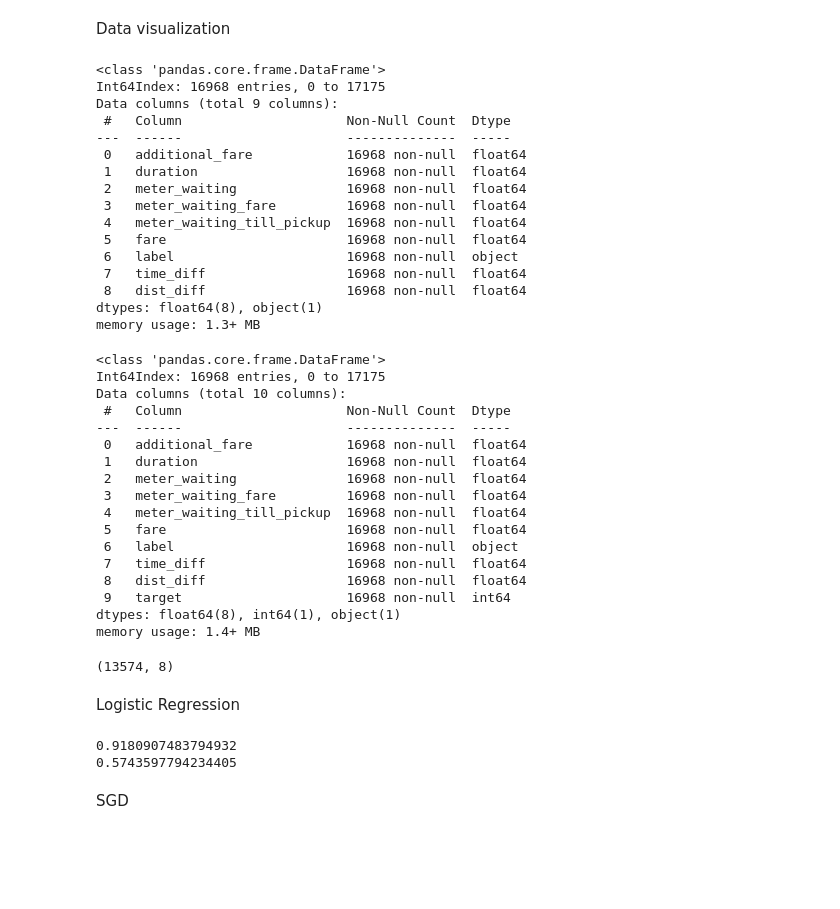
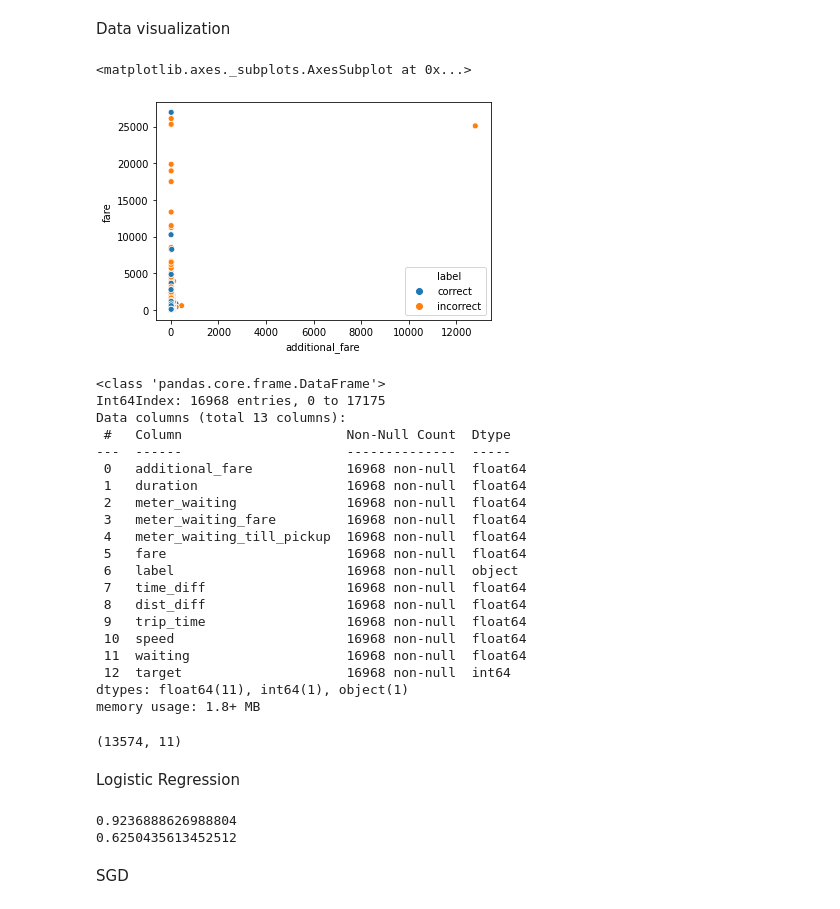
Before and after one commit to Sugirjan/Fare-Classification, a Jupyter notebook: ML_Assignment.ipynb, the cells around one changed output. Saved outputs shown, nothing was run; the diff lists cells and outputs as text; code cells hidden in the pictures; blank space fills up the shorter version.

```diff
--- a/ML_Assignment.ipynb
+++ b/ML_Assignment.ipynb
@@ -126,6 +130,15 @@ for i,j,k,l in zip(pla,plo,dla,dlo):
 
 data['dist_diff'] = t
 data.head()
+# %%
+data["trip_time"] = data.duration - data.meter_waiting
+data.head()
+# %%
+data["speed"] = data.apply(lambda x : 0 if x.trip_time==0 else x.dist_diff/x.trip_time, axis=1)
+data.head()
+# %%
+data["waiting"] = data.apply(lambda x : 0 if x.meter_waiting_till_pickup==0 else x.meter_waiting_fare/x.meter_waiting_till_pickup, axis=1)
+data.head()
 # %%
 data_manipulated = data.copy().drop(['pickup_time', 'drop_time', 'pick_lat', 'pick_lon', 'drop_lat', 'drop_lon','tripid'], axis=1)
 data_manipulated.info()
@@ -178,29 +209,15 @@ data_manipulated.drop(['label'], axis=1).plot(kind='box', figsize=(30,10))
 #   # features_data = features_data[(features_data[col] > lower_lim)]
 # print(features_data.shape)
 # %%
-sns.scatterplot(data_manipulated.meter_waiting, data_manipulated.meter_waiting_fare, hue='label', data=data_manipulated)
+sns.scatterplot(data_manipulated.additional_fare, data_manipulated.fare, hue='label', data=data_manipulated)
 # plt.show()
+# %% [output]
+<matplotlib.axes._subplots.AxesSubplot at 0x...>
+[figure, added]
-# %%
-data_manipulated.info()
-# %% [output]
-<class 'pandas.core.frame.DataFrame'>
-Int64Index: 16968 entries, 0 to 17175
-Data columns (total 9 columns):
- #   Column                     Non-Null Count  Dtype
----  ------                     --------------  -----
- 0   additional_fare            16968 non-null  float64
- 1   duration                   16968 non-null  float64
- 2   meter_waiting              16968 non-null  float64
- 3   meter_waiting_fare         16968 non-null  float64
- 4   meter_waiting_till_pickup  16968 non-null  float64
- 5   fare                       16968 non-null  float64
- 6   label                      16968 non-null  object
- 7   time_diff                  16968 non-null  float64
- 8   dist_diff                  16968 non-null  float64
-dtypes: float64(8), object(1)
-memory usage: 1.3+ MB
 # %%
 X = data_manipulated.copy().drop('label', axis=1)
+# X = data_manipulated.copy().drop(['label', 'meter_waiting_till_pickup'], axis=1)
+# X = data_manipulated.copy().drop(['label', 'time_diff'], axis=1)
 
 t = []
 
@@ -218,7 +235,7 @@ data_manipulated.info()
 # %% [output]
 <class 'pandas.core.frame.DataFrame'>
 Int64Index: 16968 entries, 0 to 17175
-Data columns (total 10 columns):
+Data columns (total 13 columns):
  #   Column                     Non-Null Count  Dtype
 ---  ------                     --------------  -----
  0   additional_fare            16968 non-null  float64
@@ -230,14 +247,17 @@ Data columns (total 10 columns):
  6   label                      16968 non-null  object
  7   time_diff                  16968 non-null  float64
  8   dist_diff                  16968 non-null  float64
- 9   target                     16968 non-null  int64
-dtypes: float64(8), int64(1), object(1)
-memory usage: 1.4+ MB
+ 9   trip_time                  16968 non-null  float64
+ 10  speed                      16968 non-null  float64
+ 11  waiting                    16968 non-null  float64
+ 12  target                     16968 non-null  int64
+dtypes: float64(11), int64(1), object(1)
+memory usage: 1.8+ MB
 # %%
 X_train, X_test, y_train, y_test = train_test_split(X_tr, y, test_size=0.2,random_state=42, stratify=y)
 X_train.shape
 # %% [output]
-(13574, 8)
+(13574, 11)
 # %% [markdown]
 Logistic Regression
 # %%
@@ -246,9 +266,11 @@ logreg.fit(X_train, y_train)
 y_pred = logreg.predict(X_test)
 print(logreg.score(X_test, y_test))
 print(f1_score(y_test, y_pred, average='macro'))
+# 0.9239835002946376
+# 0.6255234491535862
 # %% [output]
-0.9180907483794932
-0.5743597794234405
+0.9236888626988804
+0.6250435613452512
 # %% [markdown]
 SGD
 # %%
```
Also changed, not shown: parts of 25 cells of this notebook.
